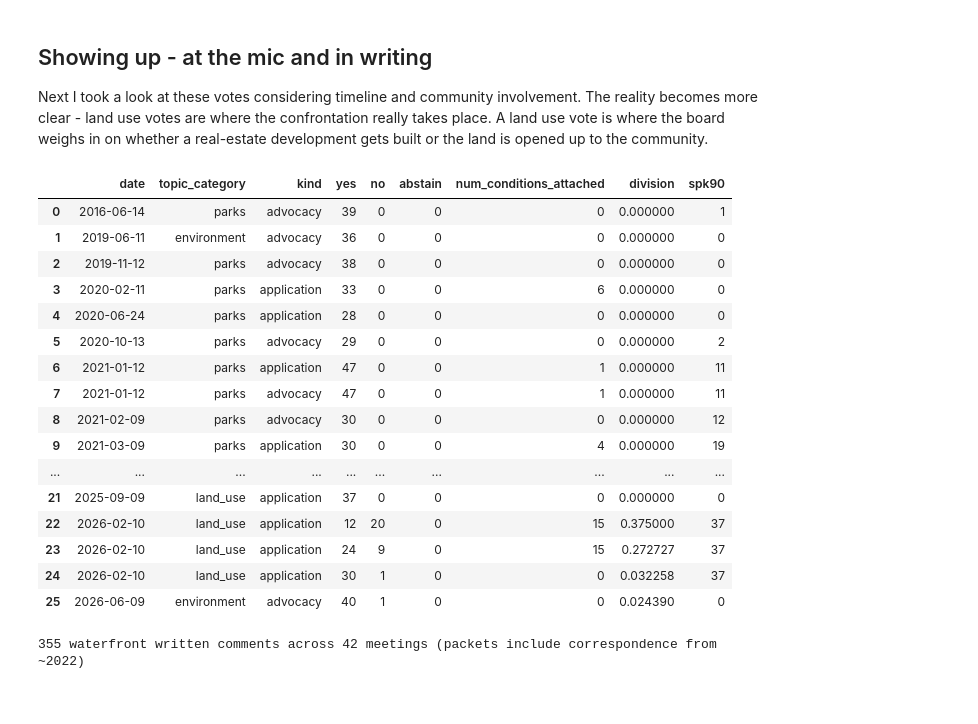
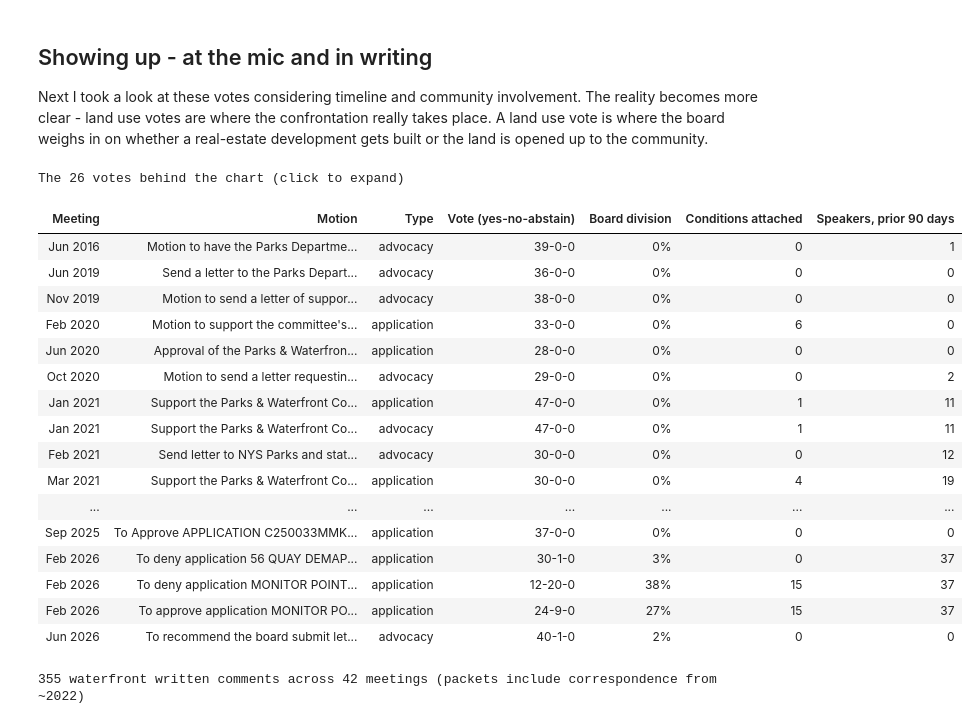
Before and after one commit to blowenstein0/cb1_data_analysis, a Jupyter notebook: analysis/blog_v2.ipynb, the cells around one changed output. Cells and saved outputs as stored; diff of their text form; code cells hidden in the pictures.

```diff
--- a/analysis/blog_v2.ipynb
+++ b/analysis/blog_v2.ipynb
@@ -235,51 +238,68 @@ Next I took a look at these votes considering timeline and community involvement
 # %%
 WF = ("(bushwick inlet|monitor point|river ring|quay|65 commercial|56 quay|"
       "40 quay|waterfront|esplanade|demapp|marsha p|inlet park|fbip|open space)")
 
 wfv = q(f"""
     SELECT v.meeting_id, m.date, v.motion_text, v.topic_category,
            v.yes, v.no, v.abstain, v.outcome, len(v.conditions) AS num_conditions_attached
     FROM votes v JOIN meetings m USING (meeting_id)
     WHERE v.topic_category IN ('land_use','parks','environment')
       AND regexp_matches(lower(v.motion_text), '{WF}')
       AND NOT regexp_matches(lower(v.motion_text), 'link5g')
       AND v.yes + v.no > 0
     ORDER BY date
 """)
 tot = wfv.yes + wfv.no + wfv.abstain
 wfv["division"] = (tot - wfv[["yes", "no"]].max(axis=1)) / tot
 APP = re.compile(r"application|ulurp|ceqr|proposal|scoping|design|demapp", re.I)
 wfv["kind"] = wfv.motion_text.map(
     lambda t: "application" if APP.search(t) else "advocacy")
 wfv["date"] = pd.to_datetime(wfv.date)
 
 wfs = q(f"""
     SELECT m.date, s.position FROM speakers s JOIN meetings m USING (meeting_id)
     WHERE regexp_matches(lower(s.topic), '{WF}')
 """)
 wfs["date"] = pd.to_datetime(wfs.date)
 wfv["spk90"] = wfv.date.map(
     lambda d: ((d - wfs.date).dt.days.between(0, 90)).sum())
 
-wfv[["date", "topic_category", "kind", "yes", "no", "abstain", "num_conditions_attached", "division", "spk90"]]
+disp = wfv.sort_values("date").copy()
+disp["Meeting"] = disp.date.dt.strftime("%b %Y")
+disp["Motion"] = disp.motion_text.str.slice(0, 60).str.strip() + \
+    disp.motion_text.str.len().gt(60).map({True: "...", False: ""})
+disp["Type"] = disp.kind
+disp["Topic"] = disp.topic_category.str.replace("_", " ")
+disp["Vote (yes-no-abstain)"] = (disp.yes.astype(str) + "-" + disp.no.astype(str)
+                                 + "-" + disp.abstain.astype(str))
+disp["Board division"] = (disp.division * 100).round().astype(int).astype(str) + "%"
+disp["Conditions attached"] = disp.num_conditions_attached
+disp["Speakers, prior 90 days"] = disp.spk90
+from IPython.display import HTML
+_tbl = disp[["Meeting", "Motion", "Type", "Vote (yes-no-abstain)",
+             "Board division", "Conditions attached", "Speakers, prior 90 days"]] \
+    .to_html(index=False, border=0, classes=["table", "table-sm", "table-striped"])
+HTML("<details><summary><strong>The 26 votes behind the chart</strong> "
+     "(click to expand)</summary>" + _tbl + "</details>")
 # %% [output]
+The 26 votes behind the chart (click to expand)
-|  | date | topic_category | kind | yes | no | abstain | num_conditions_attached | division | spk90 |
-| 0 | 2016-06-14 | parks | advocacy | 39 | 0 | 0 | 0 | 0.000000 | 1 |
-| 1 | 2019-06-11 | environment | advocacy | 36 | 0 | 0 | 0 | 0.000000 | 0 |
-| 2 | 2019-11-12 | parks | advocacy | 38 | 0 | 0 | 0 | 0.000000 | 0 |
-| 3 | 2020-02-11 | parks | application | 33 | 0 | 0 | 6 | 0.000000 | 0 |
-| 4 | 2020-06-24 | parks | application | 28 | 0 | 0 | 0 | 0.000000 | 0 |
-| 5 | 2020-10-13 | parks | advocacy | 29 | 0 | 0 | 0 | 0.000000 | 2 |
-| 6 | 2021-01-12 | parks | application | 47 | 0 | 0 | 1 | 0.000000 | 11 |
-| 7 | 2021-01-12 | parks | advocacy | 47 | 0 | 0 | 1 | 0.000000 | 11 |
-| 8 | 2021-02-09 | parks | advocacy | 30 | 0 | 0 | 0 | 0.000000 | 12 |
-| 9 | 2021-03-09 | parks | application | 30 | 0 | 0 | 4 | 0.000000 | 19 |
-| ... | ... | ... | ... | ... | ... | ... | ... | ... | ... |
-| 21 | 2025-09-09 | land_use | application | 37 | 0 | 0 | 0 | 0.000000 | 0 |
-| 22 | 2026-02-10 | land_use | application | 12 | 20 | 0 | 15 | 0.375000 | 37 |
-| 23 | 2026-02-10 | land_use | application | 24 | 9 | 0 | 15 | 0.272727 | 37 |
-| 24 | 2026-02-10 | land_use | application | 30 | 1 | 0 | 0 | 0.032258 | 37 |
-| 25 | 2026-06-09 | environment | advocacy | 40 | 1 | 0 | 0 | 0.024390 | 0 |
+| Meeting | Motion | Type | Vote (yes-no-abstain) | Board division | Conditions attached | Speakers, prior 90 days |
+| Jun 2016 | Motion to have the Parks Departme... | advocacy | 39-0-0 | 0% | 0 | 1 |
+| Jun 2019 | Send a letter to the Parks Depart... | advocacy | 36-0-0 | 0% | 0 | 0 |
+| Nov 2019 | Motion to send a letter of suppor... | advocacy | 38-0-0 | 0% | 0 | 0 |
+| Feb 2020 | Motion to support the committee's... | application | 33-0-0 | 0% | 6 | 0 |
+| Jun 2020 | Approval of the Parks & Waterfron... | application | 28-0-0 | 0% | 0 | 0 |
+| Oct 2020 | Motion to send a letter requestin... | advocacy | 29-0-0 | 0% | 0 | 2 |
+| Jan 2021 | Support the Parks & Waterfront Co... | application | 47-0-0 | 0% | 1 | 11 |
+| Jan 2021 | Support the Parks & Waterfront Co... | advocacy | 47-0-0 | 0% | 1 | 11 |
+| Feb 2021 | Send letter to NYS Parks and stat... | advocacy | 30-0-0 | 0% | 0 | 12 |
+| Mar 2021 | Support the Parks & Waterfront Co... | application | 30-0-0 | 0% | 4 | 19 |
+| ... | ... | ... | ... | ... | ... | ... |
+| Sep 2025 | To Approve APPLICATION C250033MMK... | application | 37-0-0 | 0% | 0 | 0 |
+| Feb 2026 | To deny application 56 QUAY DEMAP... | application | 30-1-0 | 3% | 0 | 37 |
+| Feb 2026 | To deny application MONITOR POINT... | application | 12-20-0 | 38% | 15 | 37 |
+| Feb 2026 | To approve application MONITOR PO... | application | 24-9-0 | 27% | 15 | 37 |
+| Jun 2026 | To recommend the board submit let... | advocacy | 40-1-0 | 2% | 0 | 0 |
 # %%
 import json
 from pathlib import Path
```
Also changed, not shown: parts of 1 cell of this notebook, 1 other file.
